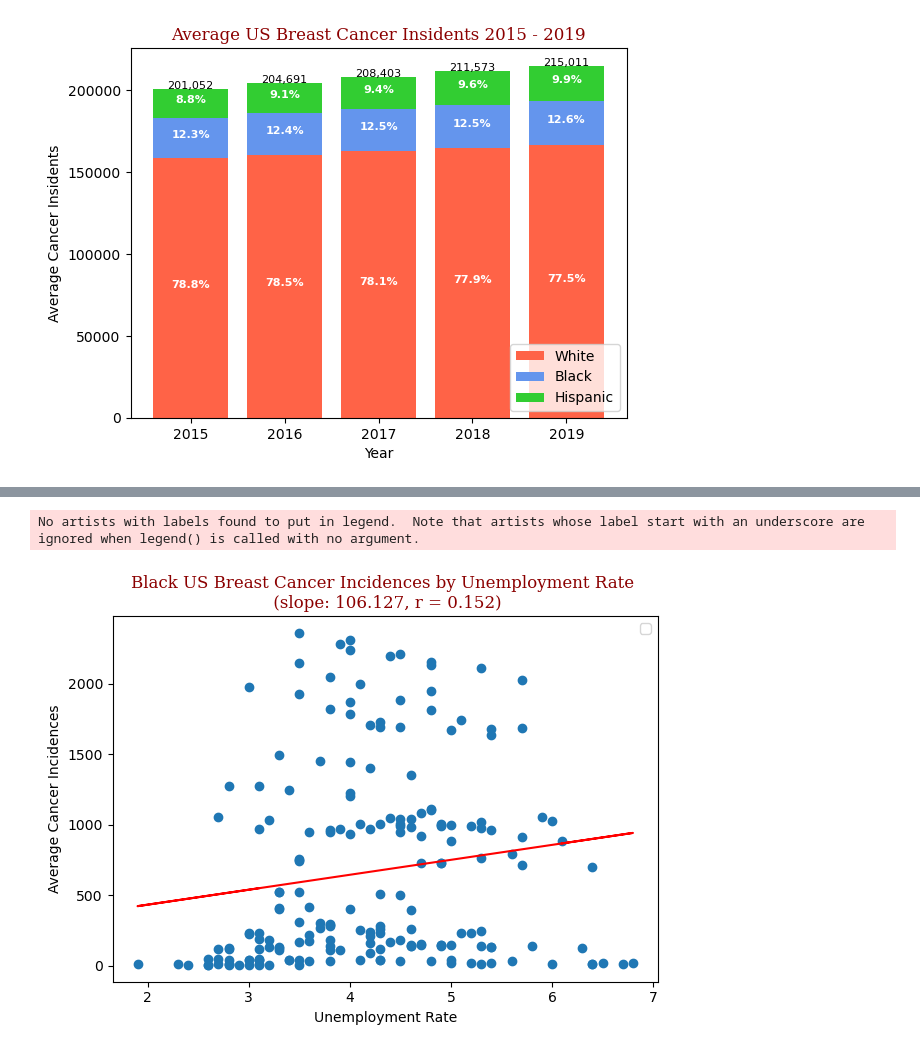
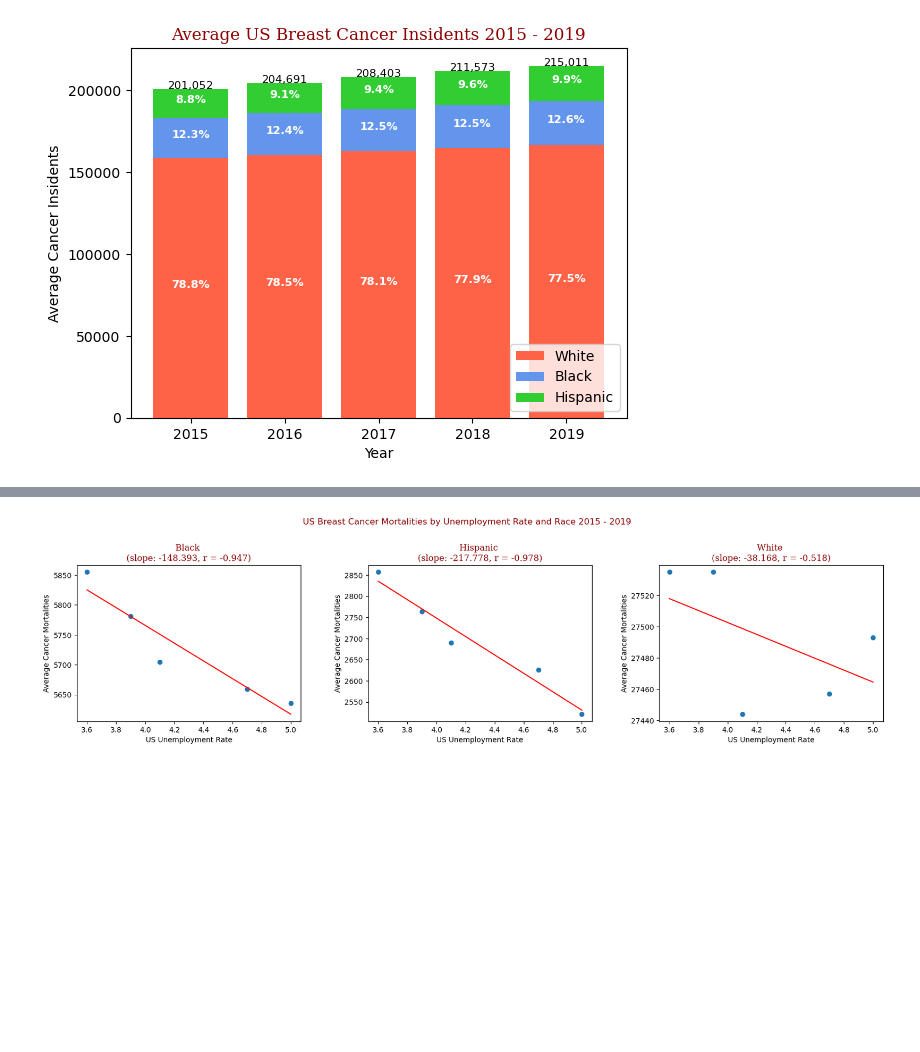
Before and after one commit to emilymees/Project-One, a Jupyter notebook: main.ipynb, the cells around one changed output, grey strips where cells are left out. Saved outputs shown, nothing was run; the diff lists cells and outputs as text; code cells hidden in the pictures; blank space fills up the shorter version.

```diff
--- a/main.ipynb
+++ b/main.ipynb
@@ -134,0 +196,5 @@ df_clean.head()
+# %%
+# Merge Incidence and Mortality with National unemployment rate
+
+df_summ_us_unemp = pd.merge(df_us_inc, df_us_unemp_rate, on='Year', how='left')
+df_summ_us_unemp.head()
@@ -134,0 +208,5 @@ df_clean.head()
+# %%
+# Merge Incidence and Mortality with National Household Income
+
+df_summ_us_clean = pd.merge(df_summ_us_unemp, df_us_house_income, on='Year', how='left')
+df_summ_us_clean.head()
@@ -159,0 +255,9 @@ df_summ
+# %%
+# Create summary table by race to show mix % by year (mortality)
+
+df2_gb_m = df_clean.groupby(['Year', 'Race'], as_index=False)['mortality'].sum()
+df2_gb_m.sort_values(['Year', 'mortality'], ascending=[True, False])
+
+df_summ_m = df2_gb_m.groupby(['Year', 'Race'])['mortality'].sum().unstack().fillna(0)
+df_summ_m = df_summ_m[['White', 'Black', 'Hispanic']]
+df_summ_m
@@ -253,31 +436,23 @@ No artists with labels found to put in legend.  Note that artists whose label st
 # %%
+# Plot cancer mortalities by unemployment rate by year
+
 font = {'family': 'serif', 'color': 'darkred', 'weight': 'normal', 'size': 12}
 
-fig = plt.figure()
-fig.subplots_adjust(wspace=.2, top=.85, bottom=.4)
-# fig.suptitle(f'US Breast Cancer Incidences by Race 2015 - 2019', fontsize=12, ha='center', color='darkred')
+fig = plt.figure(figsize=(20,5))
+fig.subplots_adjust(wspace=.3, top=.8, bottom=.2)
+fig.suptitle(f'US Breast Cancer Mortalities by Unemployment Rate and Race 2015 - 2019', fontsize=12, ha='center', color='darkred')
 
-# for n, race in df3.iterrows():
-ax = fig.add_subplot()
-x = df_clean.loc[df_clean['Race'] == 'Black', 'unemployment_rate']
-y = df_clean.loc[df_clean['Race'] == 'Black', 'incidence']
-ax.scatter(x, y)
-lin_reg(np.array(df_clean.loc[df_clean['Race'] == 'Black', 'unemployment_rate']),
-         np.array(df_clean.loc[df_clean['Race'] == 'Black', 'incidence']))
-r, p = st.pearsonr(np.array(df_clean.loc[df_clean['Race'] == 'Black', 'unemployment_rate']),
-                    np.array(df_clean.loc[df_clean['Race'] == 'Black', 'incidence']))
-z = np.polyfit(np.array(df_clean.loc[df_clean['Race'] == 'Black', 'unemployment_rate']),
-                np.array(df_clean.loc[df_clean['Race'] == 'Black', 'incidence']), 1)
-ax.set_title(f'Black US Breast Cancer Incidences by Unemployment Rate \n (slope: {z[0]:.3f}, r = {r:.3f})', fontdict=font)
-ax.set_xlabel('Unemployment Rate')
-ax.set_ylabel('Average Cancer Incidences')
-ax.legend()
-# ax.set_title(f'TBD', fontdict=font)
-# ax.xaxis.set_tick_params(width=5)
-# ax.yaxis.set_tick_params(width=5)
-fig.tight_layout()
-plt.show()
+for n, race in df_race.iterrows():
+    ax = fig.add_subplot(1, 3, n + 1)
+    x = df_summ_us_clean.loc[(df_summ_us_clean['Race'] == race[0]), 'unemployment_rate'].values
+    y = df_summ_us_clean.loc[(df_summ_us_clean['Race'] == race[0]), 'mortality'].values
+    ax.scatter(x, y)
+    lin_reg(np.array(x), np.array(y))
+    r, p = st.pearsonr(np.array(x), np.array(y))
+    z = np.polyfit(np.array(x), np.array(y), 1)
+    ax.set_title(f'{race[0]} \n(slope: {z[0]:.3f}, r = {r:.3f})', fontdict=font)
+    ax.set_xlabel('US Unemployment Rate')
+    ax.set_ylabel('Average Cancer Mortalities')
 # %% [output]
-No artists with labels found to put in legend.  Note that artists whose label start with an underscore are ignored when legend() is called with no argument.
-[figure, old version]
+[figure, new version]
 # %%
```
Also changed, not shown: parts of 34 cells of this notebook, 2 other files.
